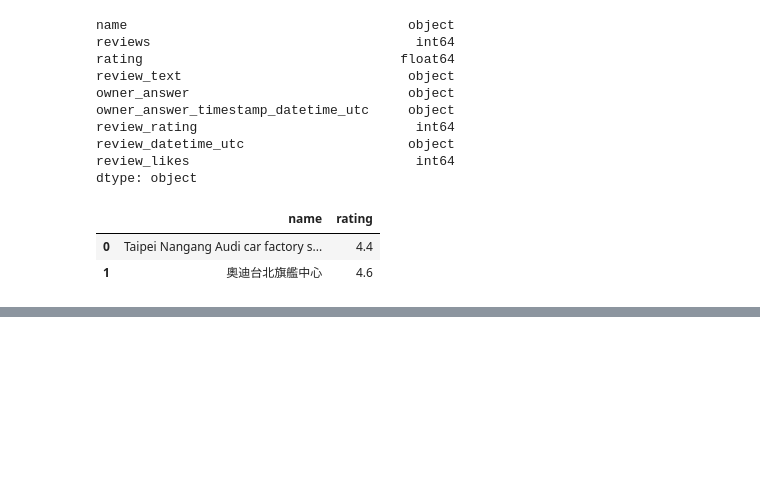
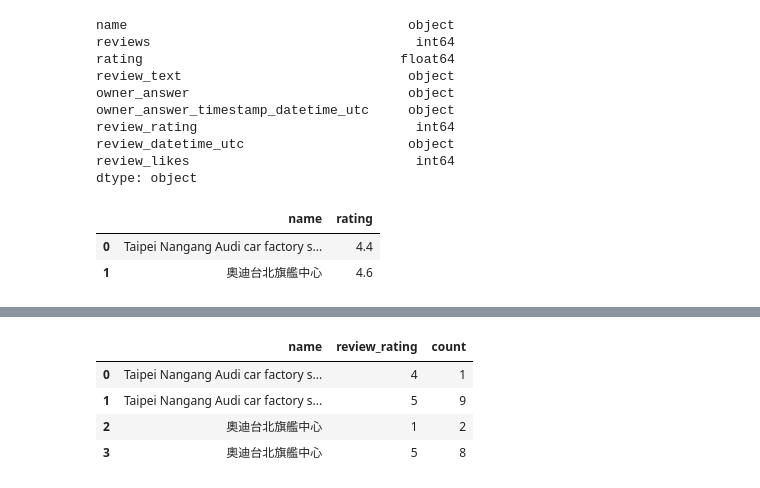
Before and after one commit to Sunnyday0829/google-review-project, a Jupyter notebook: preprocessing.ipynb, the cells around one changed output, grey strips where cells are left out. Drawn from its saved outputs; the diff is of its cells as text; code cells hidden in the pictures; blank space fills up the shorter version.

```diff
--- a/preprocessing.ipynb
+++ b/preprocessing.ipynb
@@ -51,0 +62,9 @@ fig.show()
+# %%
+data_rating_percentage = data.sort_values('review_rating').groupby(['name','review_rating'])['review_rating'].count().reset_index(name = 'count')
+data_rating_percentage
+# %% [output]
+|  | name | review_rating | count |
+| 0 | Taipei Nangang Audi car factory s... | 4 | 1 |
+| 1 | Taipei Nangang Audi car factory s... | 5 | 9 |
+| 2 | 奧迪台北旗艦中心 | 1 | 2 |
+| 3 | 奧迪台北旗艦中心 | 5 | 8 |
```
Also changed, not shown: parts of 6 cells of this notebook, 2 other files.
